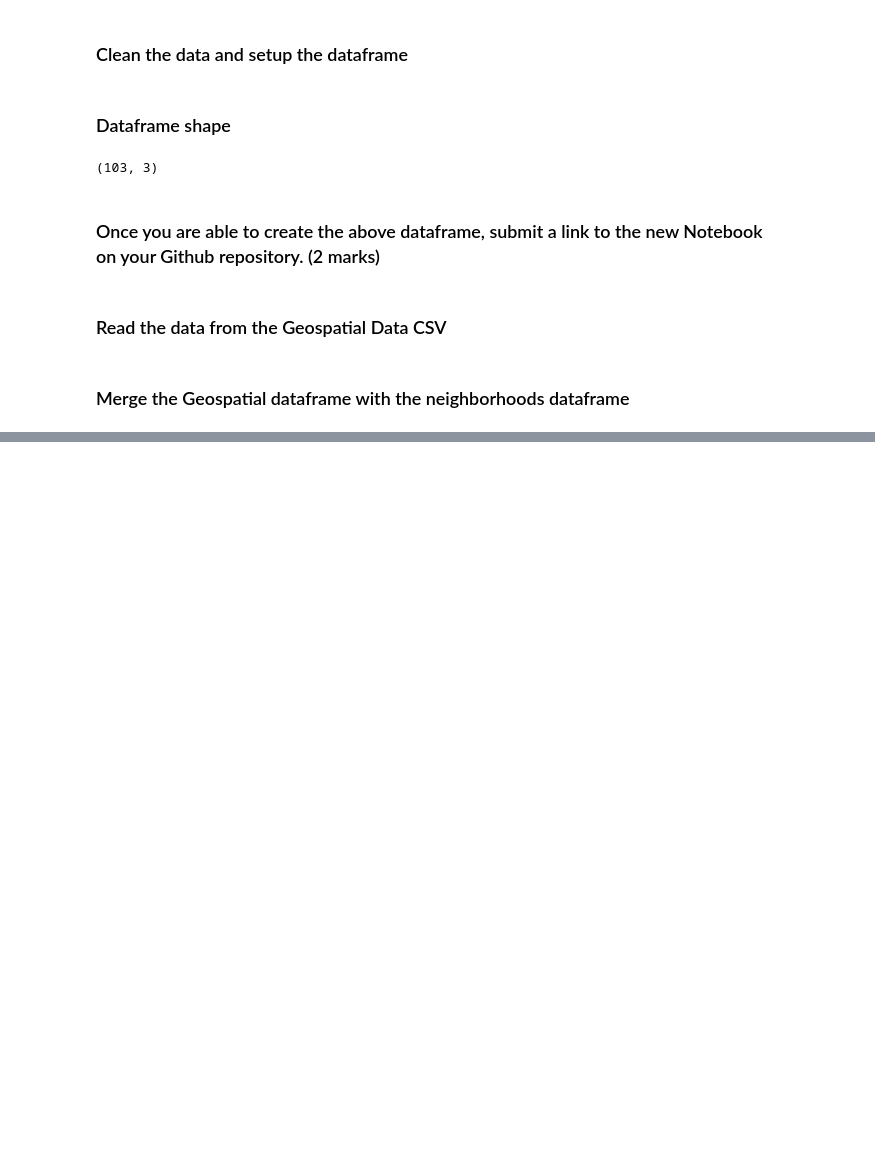
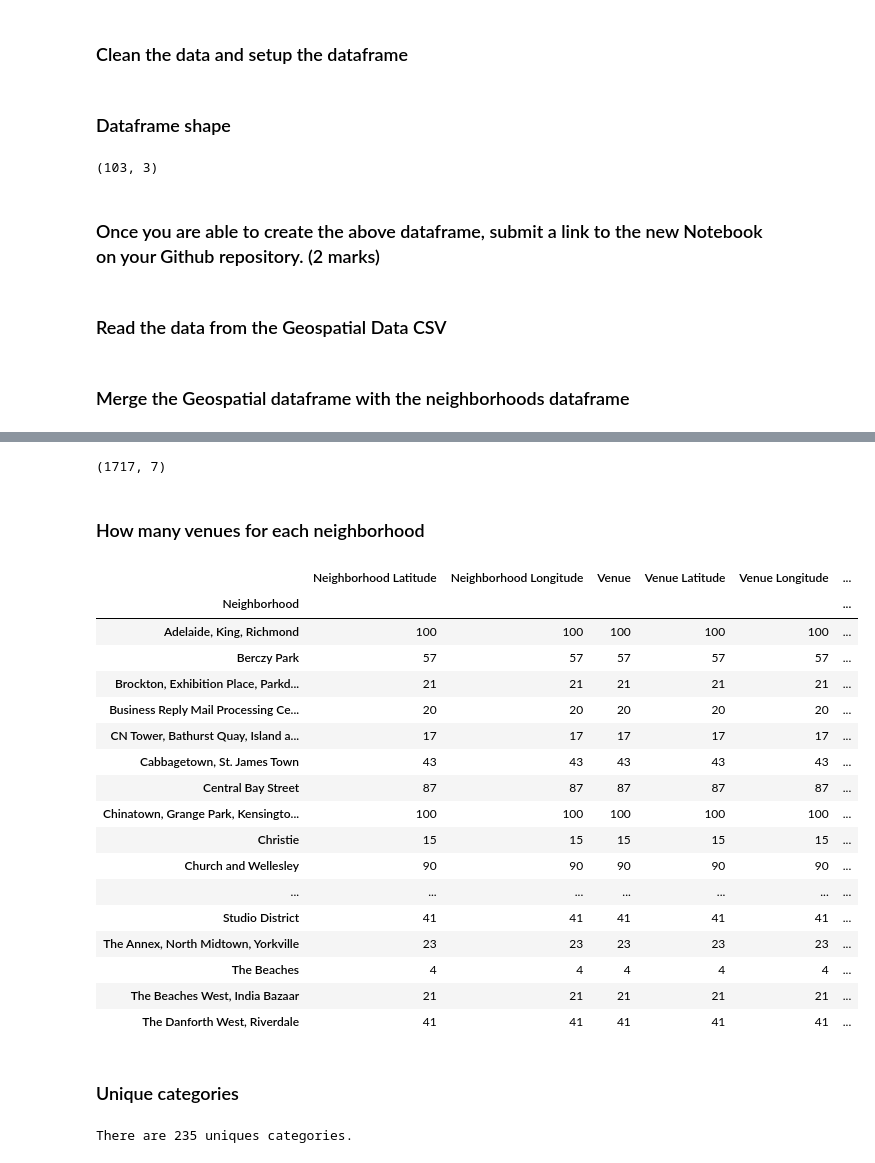
Before and after one commit to PatrickSaad/Coursera_Capstone, a Jupyter notebook: Data Science Capstone - Week 2.ipynb, the cells around one changed output, grey strips where cells are left out. Saved outputs shown, nothing was run; the diff lists cells and outputs as text; code cells hidden in the pictures; blank space fills up the shorter version.

```diff
--- a/Data Science Capstone - Week 2.ipynb
+++ b/Data Science Capstone - Week 2.ipynb
@@ -118,0 +179,6 @@ df_final.head()
+# %%
+# Limit data to Toronto
+df_toronto = df_final [ df_final["Borough"].str.contains("Toronto") ].reset_index(drop=True)
+
+# peek
+df_toronto.head()
@@ -118,0 +194,5 @@ df_final.head()
+# %%
+CLIENT_ID = '#' # your Foursquare ID
+CLIENT_SECRET = '#' # your Foursquare Secret
+VERSION = '20180605' # Foursquare API version
+LIMIT = 100
@@ -118,0 +256,7 @@ df_final.head()
+# %%
+toronto_venues = getNearbyVenues(names=df_toronto['Neighborhood'],
+                                   latitudes=df_toronto['Latitude'],
+                                   longitudes=df_toronto['Longitude']
+                                )
+
+toronto_venues.head()
@@ -118,0 +270,33 @@ df_final.head()
+# %%
+toronto_venues.shape
+# %% [output]
+(1717, 7)
+# %% [markdown]
+### How many venues for each neighborhood
+# %%
+toronto_venues.groupby('Neighborhood').count()
+# %% [output]
+|  | Neighborhood Latitude | Neighborhood Longitude | Venue | Venue Latitude | Venue Longitude | ... |
+| Neighborhood |  |  |  |  |  | ... |
+| Adelaide, King, Richmond | 100 | 100 | 100 | 100 | 100 | ... |
+| Berczy Park | 57 | 57 | 57 | 57 | 57 | ... |
+| Brockton, Exhibition Place, Parkd... | 21 | 21 | 21 | 21 | 21 | ... |
+| Business Reply Mail Processing Ce... | 20 | 20 | 20 | 20 | 20 | ... |
+| CN Tower, Bathurst Quay, Island a... | 17 | 17 | 17 | 17 | 17 | ... |
+| Cabbagetown, St. James Town | 43 | 43 | 43 | 43 | 43 | ... |
+| Central Bay Street | 87 | 87 | 87 | 87 | 87 | ... |
+| Chinatown, Grange Park, Kensingto... | 100 | 100 | 100 | 100 | 100 | ... |
+| Christie | 15 | 15 | 15 | 15 | 15 | ... |
+| Church and Wellesley | 90 | 90 | 90 | 90 | 90 | ... |
+| ... | ... | ... | ... | ... | ... | ... |
+| Studio District | 41 | 41 | 41 | 41 | 41 | ... |
+| The Annex, North Midtown, Yorkville | 23 | 23 | 23 | 23 | 23 | ... |
+| The Beaches | 4 | 4 | 4 | 4 | 4 | ... |
+| The Beaches West, India Bazaar | 21 | 21 | 21 | 21 | 21 | ... |
+| The Danforth West, Riverdale | 41 | 41 | 41 | 41 | 41 | ... |
+# %% [markdown]
+### Unique categories
+# %%
+print('There are {} uniques categories.'.format(len(toronto_venues['Venue Category'].unique())))
+# %% [output]
+There are 235 uniques categories.
```
Also changed, not shown: parts of 33 cells of this notebook.
